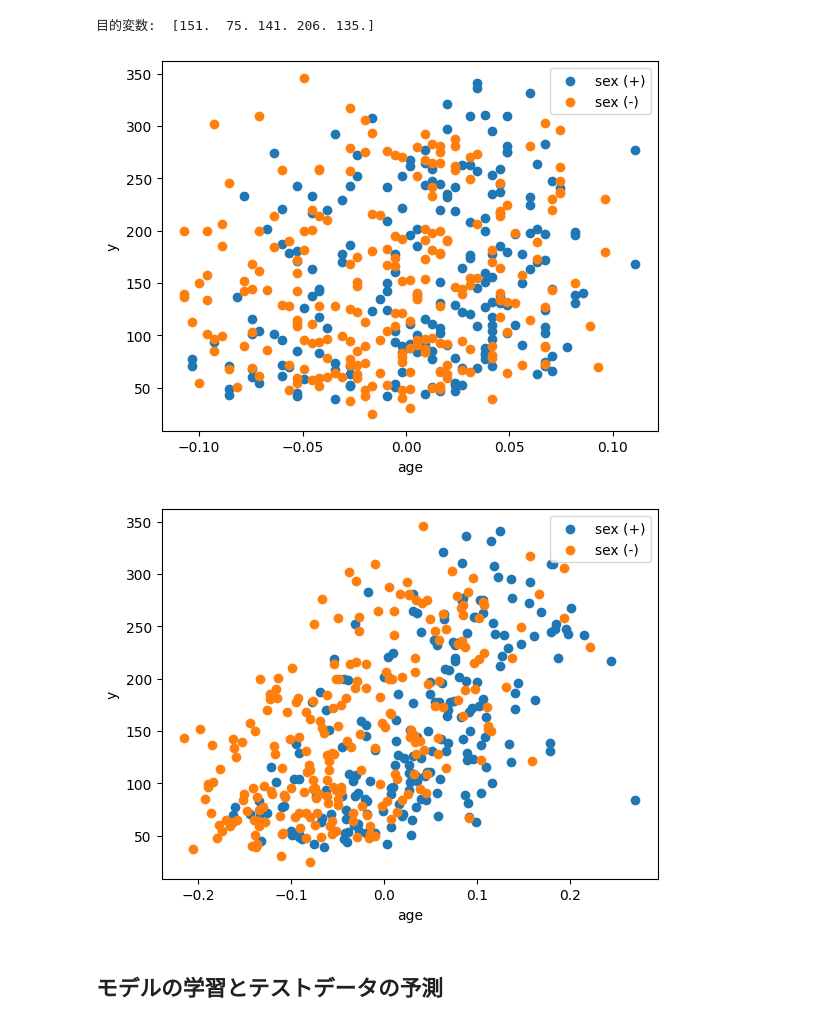
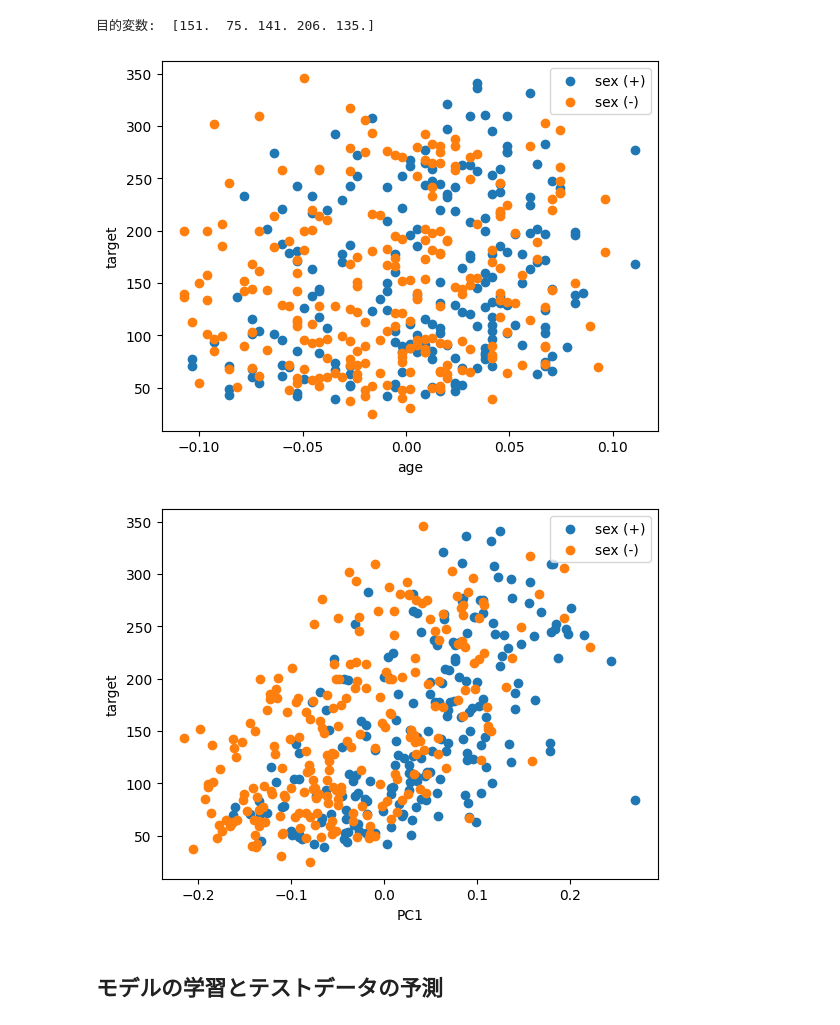
Before and after one commit to KodaiS/ML-study, a Jupyter notebook: basic_classification_and_regression.ipynb, the cells around one changed output. Cells and saved outputs as stored; diff of their text form; code cells hidden in the pictures.

```diff
--- a/basic_classification_and_regression.ipynb
+++ b/basic_classification_and_regression.ipynb
@@ -171,15 +171,15 @@ print("目的変数: ", y[:5])
 # %%
 # プロットに使う特徴量
 feat_x = 0
 
 plt.scatter(X[X[:, 1] > 0, feat_x], y[X[:, 1] > 0], label="sex (+)")
 plt.scatter(X[X[:, 1] < 0, feat_x], y[X[:, 1] < 0], label="sex (-)")
 plt.xlabel(feature_names[feat_x])
-plt.ylabel("y")
+plt.ylabel("target")
 plt.legend()
 plt.show()
 # %% [output]
-[figure, old version]
+[figure, new version]
 # %%
 # PCA
 pca = PCA()
@@ -187,12 +187,12 @@ X_pca = pca.fit_transform(X)
 
 plt.scatter(X_pca[X[:, 1] > 0, 0], y[X[:, 1] > 0], label="sex (+)")
 plt.scatter(X_pca[X[:, 1] < 0, 0], y[X[:, 1] < 0], label="sex (-)")
-plt.xlabel(feature_names[feat_x])
-plt.ylabel("y")
+plt.xlabel("PC1")
+plt.ylabel("target")
 plt.legend()
 plt.show()
 # %% [output]
-[figure, old version]
+[figure, new version]
 # %% [markdown]
 ## モデルの学習とテストデータの予測
 # %%
```
Also changed, not shown: parts of 4 cells of this notebook.
